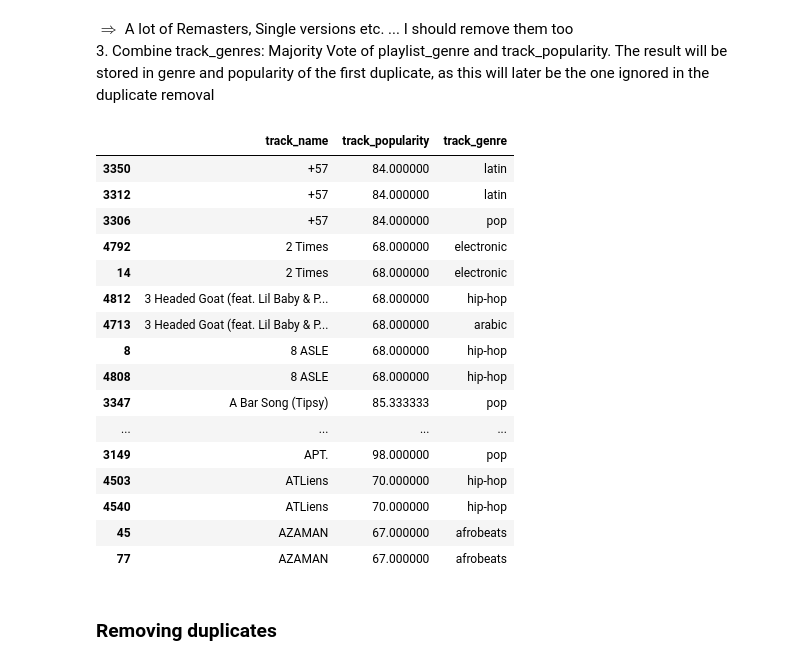
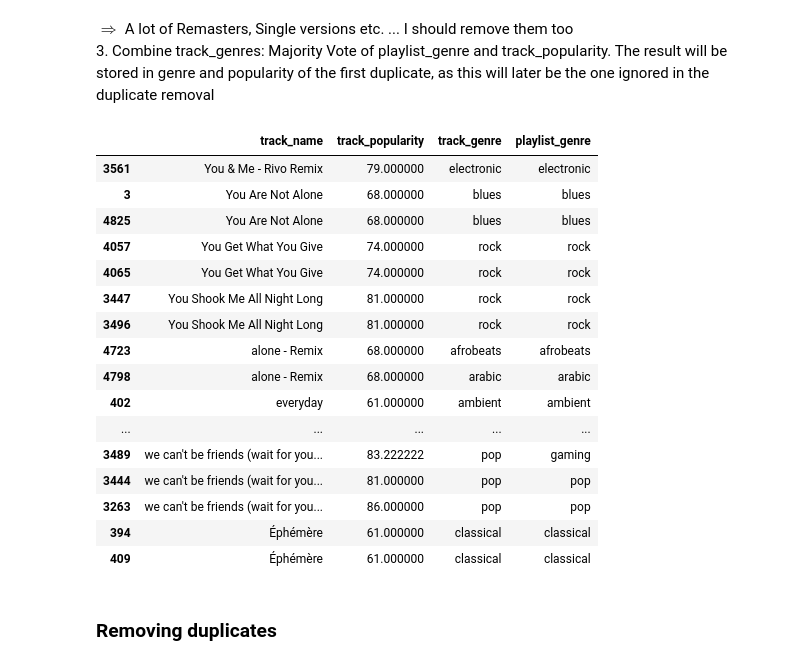
Before and after one commit to Fabian5150/dataViz, a Jupyter notebook: python/notebooks/diary3.ipynb, the cells around one changed output. Drawn from its saved outputs; the diff is of its cells as text; code cells hidden in the pictures.

```diff
--- a/python/notebooks/diary3.ipynb
+++ b/python/notebooks/diary3.ipynb
@@ -231,51 +226,51 @@ current = {
     'index': -1
 }
 
 def maj_vote():
     if(current["index"] < 0):
         return
 
     songs.loc[current["index"], 'track_genre'] = Counter(genres).most_common()[0][0]
     songs.loc[current["index"], 'track_popularity'] = sum(popularities) / len(popularities)
 
 for i in dupes.index:
     title = songs.loc[i, 'track_name']
     artist = songs.loc[i, 'track_artist']
 
     if(current["artist"] !=  artist and current["track_name"] != title): # song is not a dupe of current
         # Assign popularity and genre values for last dupe
         maj_vote()
 
         # Continue with this song as new
         current["artist"] = artist
         current["track_name"] = title
         current["index"] = i
         genres = [songs.loc[i, 'track_genre']]
         popularities = [songs.loc[i, 'track_popularity']]
     else: # song is a dupe of current
         genres.append(songs.loc[i, 'playlist_genre'])
         popularities.append(songs.loc[i, 'track_popularity'])
 
 dupes = songs.loc[nameDupes].sort_values(by='track_name')
-display(dupes[["track_name", "track_popularity", "track_genre"]].head(20))
+display(dupes[["track_name", "track_popularity", "track_genre", "playlist_genre"]].tail(20))
 # %% [output]
-|  | track_name | track_popularity | track_genre |
-| 3350 | +57 | 84.000000 | latin |
-| 3312 | +57 | 84.000000 | latin |
-| 3306 | +57 | 84.000000 | pop |
-| 4792 | 2 Times | 68.000000 | electronic |
-| 14 | 2 Times | 68.000000 | electronic |
-| 4812 | 3 Headed Goat (feat. Lil Baby & P... | 68.000000 | hip-hop |
-| 4713 | 3 Headed Goat (feat. Lil Baby & P... | 68.000000 | arabic |
-| 8 | 8 ASLE | 68.000000 | hip-hop |
-| 4808 | 8 ASLE | 68.000000 | hip-hop |
-| 3347 | A Bar Song (Tipsy) | 85.333333 | pop |
-| ... | ... | ... | ... |
-| 3149 | APT. | 98.000000 | pop |
-| 4503 | ATLiens | 70.000000 | hip-hop |
-| 4540 | ATLiens | 70.000000 | hip-hop |
-| 45 | AZAMAN | 67.000000 | afrobeats |
-| 77 | AZAMAN | 67.000000 | afrobeats |
+|  | track_name | track_popularity | track_genre | playlist_genre |
+| 3561 | You & Me - Rivo Remix | 79.000000 | electronic | electronic |
+| 3 | You Are Not Alone | 68.000000 | blues | blues |
+| 4825 | You Are Not Alone | 68.000000 | blues | blues |
+| 4057 | You Get What You Give | 74.000000 | rock | rock |
+| 4065 | You Get What You Give | 74.000000 | rock | rock |
+| 3447 | You Shook Me All Night Long | 81.000000 | rock | rock |
+| 3496 | You Shook Me All Night Long | 81.000000 | rock | rock |
+| 4723 | alone - Remix | 68.000000 | afrobeats | afrobeats |
+| 4798 | alone - Remix | 68.000000 | arabic | arabic |
+| 402 | everyday | 61.000000 | ambient | ambient |
+| ... | ... | ... | ... | ... |
+| 3489 | we can't be friends (wait for you... | 83.222222 | pop | gaming |
+| 3444 | we can't be friends (wait for you... | 81.000000 | pop | pop |
+| 3263 | we can't be friends (wait for you... | 86.000000 | pop | pop |
+| 394 | Éphémère | 61.000000 | classical | classical |
+| 409 | Éphémère | 61.000000 | classical | classical |
 # %% [markdown]
 
 ### Removing duplicates
```
Also changed, not shown: parts of 5 cells of this notebook, 2 other files.
